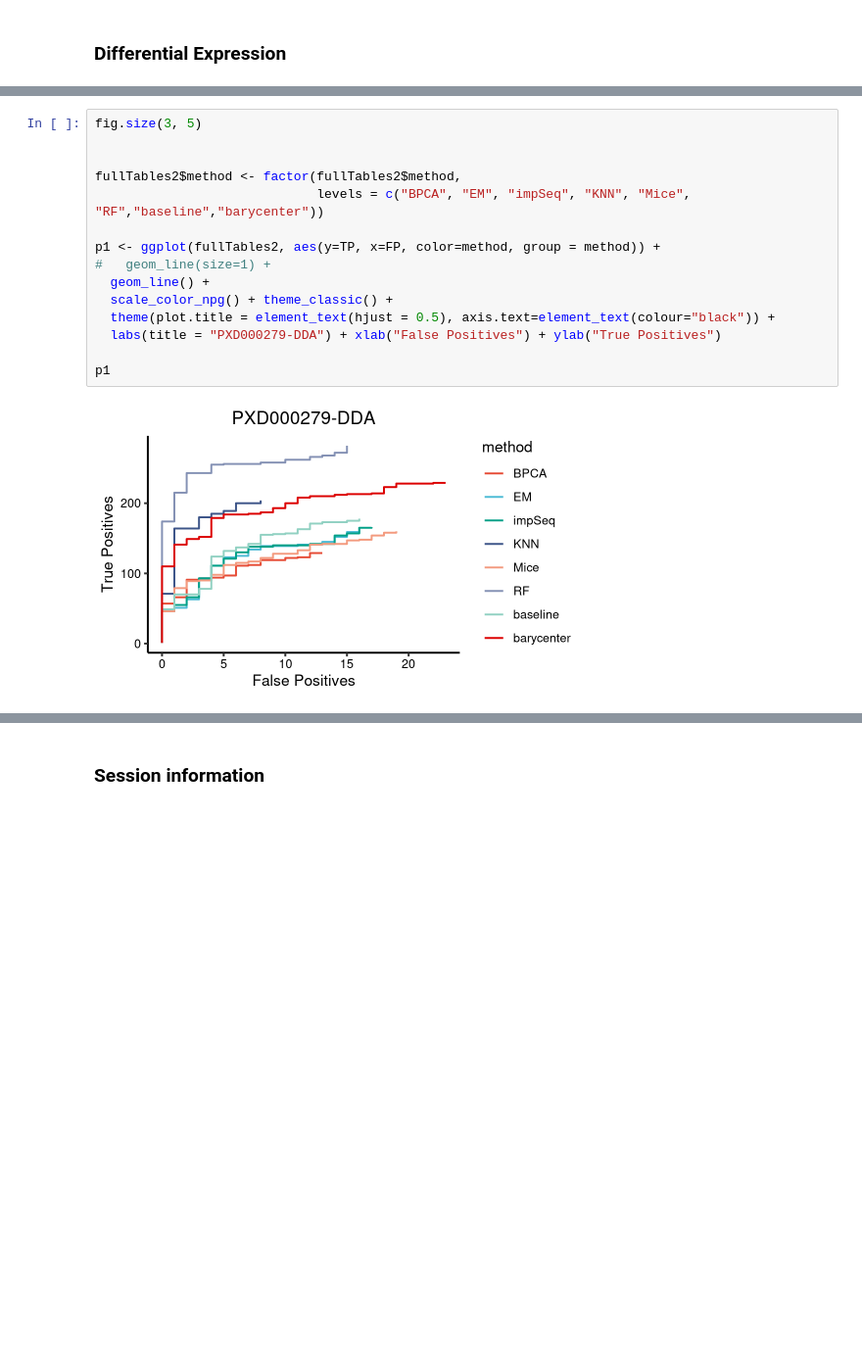
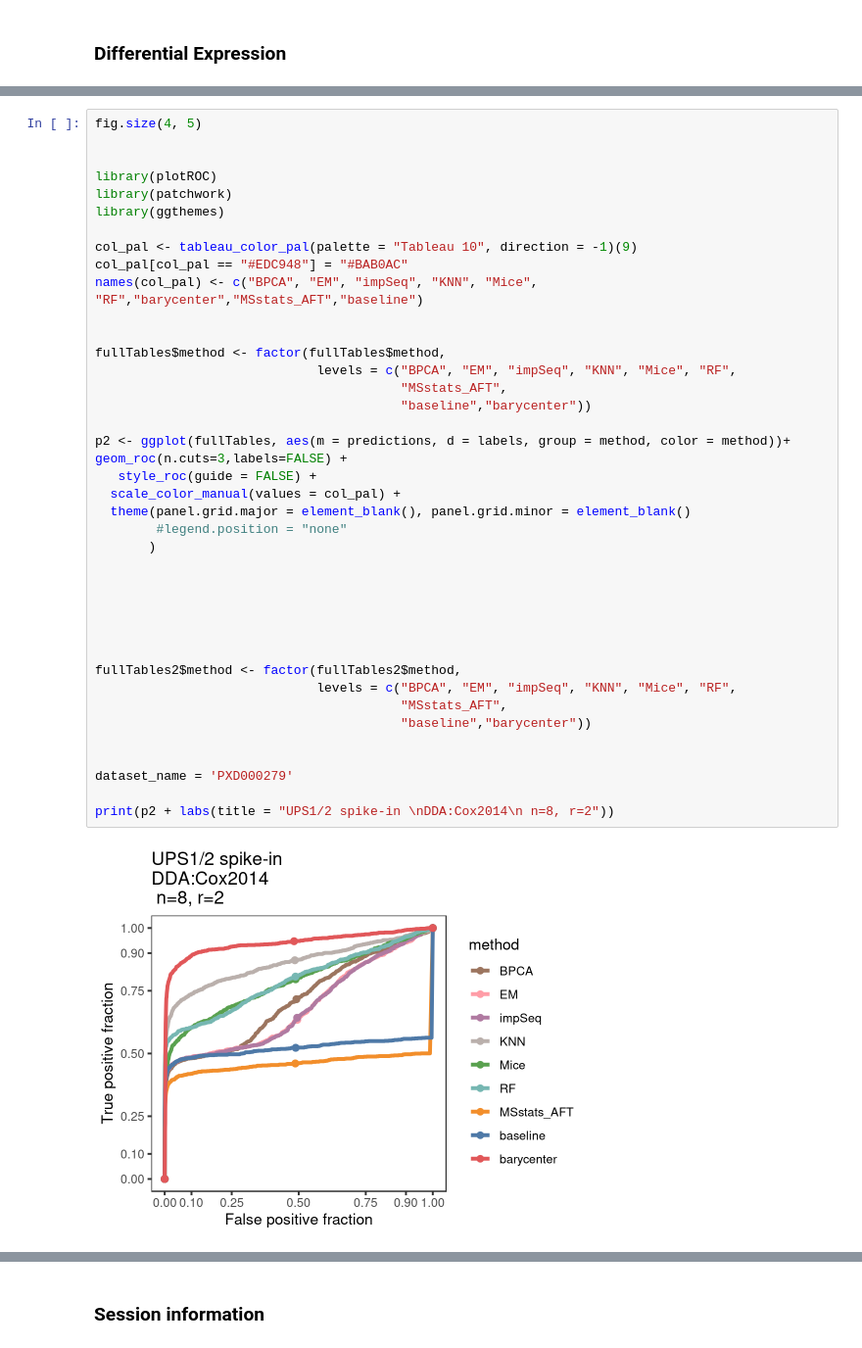
Before and after one commit to DavisLaboratory/msImpute-reproducibility, a Jupyter notebook: figures/pxd000279_ups_spikeIn_dda.ipynb, the cells around one changed output, grey strips where cells are left out. Shown: that part at 98% size. Cells and saved outputs as stored; diff of their text form; blank space fills up the shorter version.

```diff
--- a/figures/pxd000279_ups_spikeIn_dda.ipynb
+++ b/figures/pxd000279_ups_spikeIn_dda.ipynb
@@ -258,18 +325,42 @@ Up           20274        63
-# %%
-fig.size(3, 5)
-
-
-fullTables2$method <- factor(fullTables2$method,
-                             levels = c("BPCA", "EM", "impSeq", "KNN", "Mice", "RF","baseline","barycenter"))
-
-p1 <- ggplot(fullTables2, aes(y=TP, x=FP, color=method, group = method)) +
-#   geom_line(size=1) +
-  geom_line() +
-  scale_color_npg() + theme_classic() +
-  theme(plot.title = element_text(hjust = 0.5), axis.text=element_text(colour="black")) +
-  labs(title = "PXD000279-DDA") + xlab("False Positives") + ylab("True Positives")
-
-p1
-# %% [output]
-[figure, removed]
+# %%
+fig.size(4, 5)
+
+
+library(plotROC)
+library(patchwork)
+library(ggthemes)
+
+col_pal <- tableau_color_pal(palette = "Tableau 10", direction = -1)(9)
+col_pal[col_pal == "#EDC948"] = "#BAB0AC"
+names(col_pal) <- c("BPCA", "EM", "impSeq", "KNN", "Mice", "RF","barycenter","MSstats_AFT","baseline")
+
+
+fullTables$method <- factor(fullTables$method,
+                             levels = c("BPCA", "EM", "impSeq", "KNN", "Mice", "RF",
+                                        "MSstats_AFT",
+                                        "baseline","barycenter"))
+
+p2 <- ggplot(fullTables, aes(m = predictions, d = labels, group = method, color = method))+ geom_roc(n.cuts=3,labels=FALSE) +
+   style_roc(guide = FALSE) +
+  scale_color_manual(values = col_pal) +
+  theme(panel.grid.major = element_blank(), panel.grid.minor = element_blank()
+        #legend.position = "none"
+       )
+
+
+
+
+
+
+fullTables2$method <- factor(fullTables2$method,
+                             levels = c("BPCA", "EM", "impSeq", "KNN", "Mice", "RF",
+                                        "MSstats_AFT",
+                                        "baseline","barycenter"))
+
+
+dataset_name = 'PXD000279'
+
+print(p2 + labs(title = "UPS1/2 spike-in \nDDA:Cox2014\n n=8, r=2"))
+# %% [output]
+[figure, added]
 # %%
```
Also changed, not shown: parts of 8 cells of this notebook, 8 other files.
